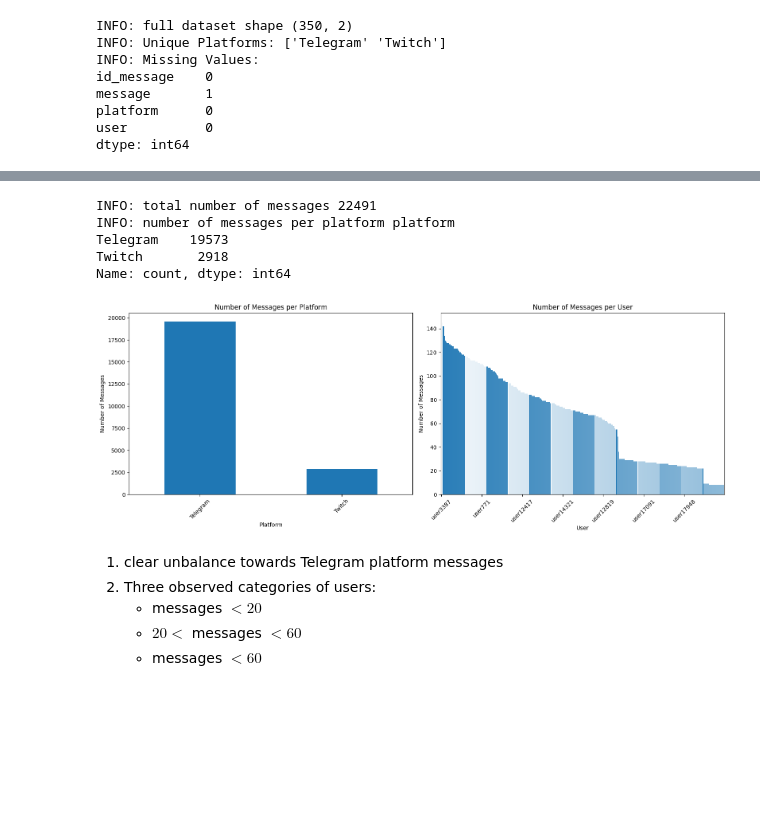
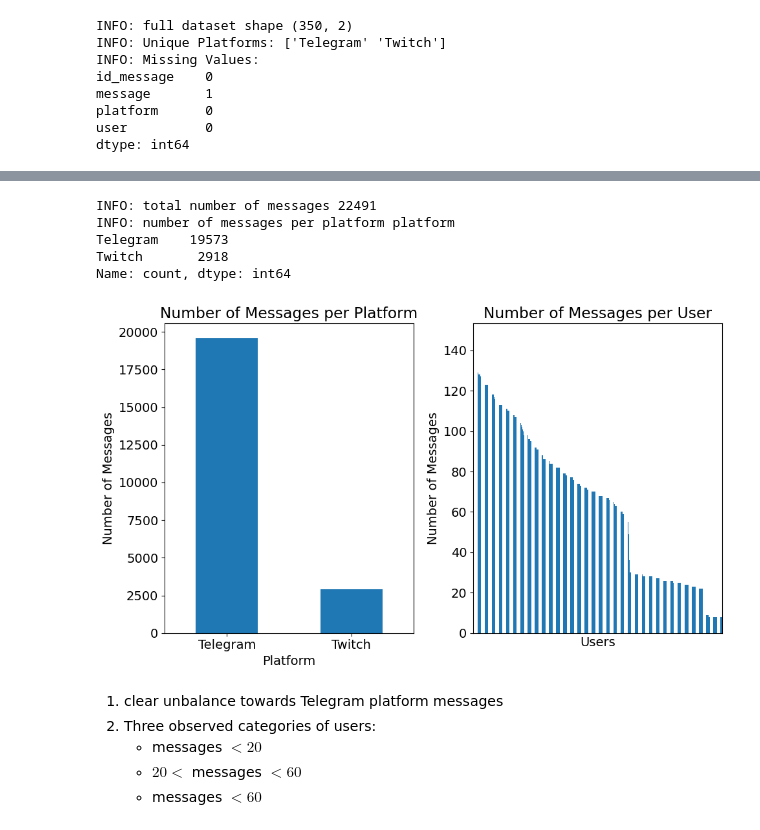
Before and after one commit to MaximoRdz/NLP-MENTALRISK-IBERLEF-2025, a Jupyter notebook: DatasetDescription.ipynb, the cells around one changed output, grey strips where cells are left out. Cells and saved outputs as stored; diff of their text form; code cells hidden in the pictures; blank space fills up the shorter version.

Commit message:
final working notes figures

```diff
--- a/DatasetDescription.ipynb
+++ b/DatasetDescription.ipynb
@@ -132,37 +132,38 @@ all_messages_df.tail()
 | 2022-10-08 05:57:06+01:00 | 45268249237 | Jaja si es verdad user 7376 la mi... | Telegram | user9984 |
 | 2022-11-02 19:55:16+01:00 | 10802100092 | Y en cuánto tiempo se estabiliza ... | Telegram | user9984 |
 # %%
+plt.rcParams.update({'font.size': 14})
 total_messages = len(all_messages_df)
 print(f"INFO: total number of messages {total_messages}")
 platform_counts = all_messages_df['platform'].value_counts()
 print(f"INFO: number of messages per platform {platform_counts}")
 user_counts = all_messages_df['user'].value_counts()
 
-fig, axes = plt.subplots(1, 2, figsize=(16, 6))
+fig, axes = plt.subplots(1, 2, figsize=(10, 6))
 
 platform_counts.plot(kind='bar', ax=axes[0])
 axes[0].set_title('Number of Messages per Platform')
 axes[0].set_xlabel('Platform')
 axes[0].set_ylabel('Number of Messages')
-axes[0].tick_params(axis='x', rotation=45)
-
+axes[0].tick_params(axis='x', rotation=0)
 user_counts.plot(kind='bar', ax=axes[1])
 axes[1].set_title('Number of Messages per User')
-axes[1].set_xlabel('User')
+axes[1].set_xlabel('Users')
 axes[1].set_ylabel('Number of Messages')
 axes[1].tick_params(axis='x', rotation=45)
+axes[1].set_xticks([])
 
 N = 50
 axes[1].set_xticks(axes[1].get_xticks()[::N])
 plt.tight_layout()
 plt.show()
 # %% [output]
 INFO: total number of messages 22491
 INFO: number of messages per platform platform
 Telegram    19573
 Twitch       2918
 Name: count, dtype: int64
-[figure, old version]
+[figure, new version]
 # %% [markdown]
 1. clear unbalance towards Telegram platform messages
 1. Three observed categories of users:
```
Also changed, not shown: parts of 9 cells of this notebook, 1 other file.
